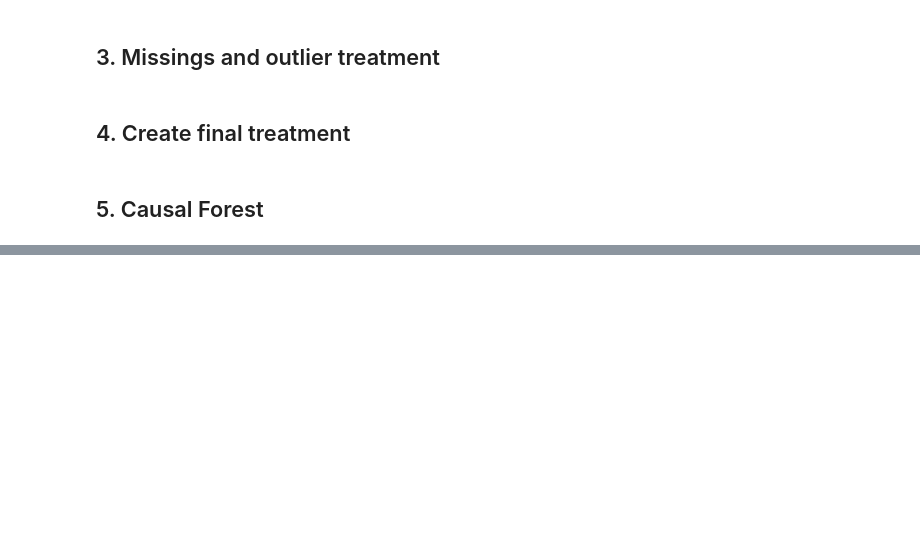
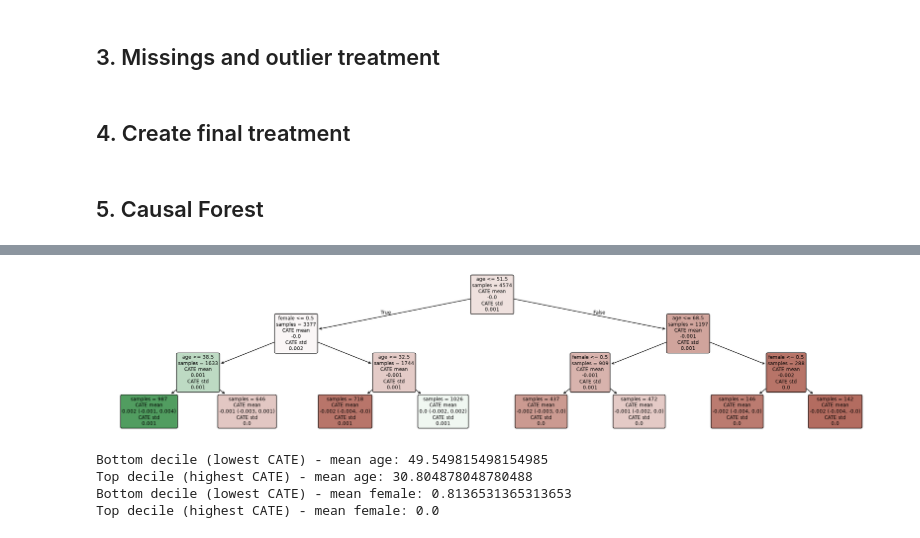
Before and after one commit to fra-c08-job-futures/c08-farming-exit, a Jupyter notebook: notebooks/04_causal_forest.ipynb, the cells around one changed output, grey strips where cells are left out. Saved outputs shown, nothing was run; the diff lists cells and outputs as text; code cells hidden in the pictures; blank space fills up the shorter version.

```diff
--- a/notebooks/04_causal_forest.ipynb
+++ b/notebooks/04_causal_forest.ipynb
@@ -272,0 +229,24 @@ Reshape your data either using array.reshape(-1, 1) if your data has a single fe
+# %%
+# FIRST STAGE MODELS (Optimized for 4500 rows, 90 features)
+# xgboost can handle many missings/99999!
+first_stage_outcome_model = XGBRegressor(
+    n_estimators=150,       # Slightly higher, but paired with low learning rate
+    max_depth=3,            # CRUCIAL: Shallow trees (3 instead of 5) prevent overfitting
+    learning_rate=0.03,     # Slower learning rate for smoother convergence
+    subsample=0.7,          # Row subsampling adds randomness and reduces overfitting
+    colsample_bytree=0.5,   # Feature subsampling: each tree only sees ~45 random features
+    reg_lambda=5.0,         # L2 regularization to penalize large coefficient weights
+    random_state=42,
+    n_jobs=-1
+)
+
+first_stage_treatment_model = XGBRegressor(
+    n_estimators=150,
+    max_depth=3,
+    learning_rate=0.03,
+    subsample=0.7,
+    colsample_bytree=0.5,
+    reg_lambda=5.0,
+    random_state=42,
+    n_jobs=-1
+)
@@ -272,0 +304,28 @@ Reshape your data either using array.reshape(-1, 1) if your data has a single fe
+# %%
+intrp = SingleTreeCateInterpreter(include_model_uncertainty=True, max_depth=3, min_samples_leaf=10,random_state=42)
+intrp.interpret(est, df[X])
+plt.figure(figsize=(25, 5))
+intrp.plot(feature_names=df[X].columns)
+# %% [output]
+[figure, added]
+# %%
+#COMPARISON OF MEANS AT THE END OF THE CATE DISTRIBUTION (E.G. BOTTOM VS. TOP DECILE)
+# NEXT STEP: CALCULATE WHETHER THOSE MEANS ARE STATISTICALLY SIGNIFICANT USING A T-TEST!
+cate = effects  # array of CATE estimates, one per row in df
+
+# thresholds for bottom 10% and top 10% of the CATE distribution
+low, high = np.percentile(cate, [10, 90])
+
+bottom_decile = df[cate <= low]
+top_decile = df[cate >= high]
+
+print("Bottom decile (lowest CATE) - mean age:", bottom_decile['age'].mean())
+print("Top decile (highest CATE) - mean age:", top_decile['age'].mean())
+
+print("Bottom decile (lowest CATE) - mean female:", bottom_decile['female'].mean())
+print("Top decile (highest CATE) - mean female:", top_decile['female'].mean())
+# %% [output]
+Bottom decile (lowest CATE) - mean age: 49.549815498154985
+Top decile (highest CATE) - mean age: 30.804878048780488
+Bottom decile (lowest CATE) - mean female: 0.8136531365313653
+Top decile (highest CATE) - mean female: 0.0
```
Also changed, not shown: parts of 15 cells of this notebook, 1 other file.
